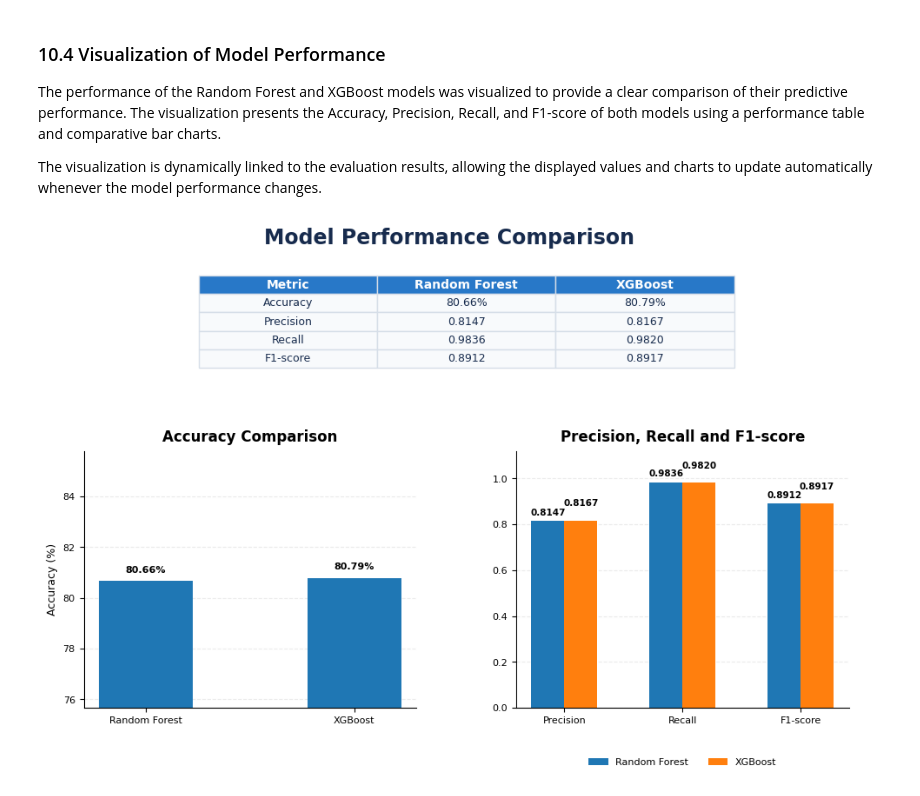
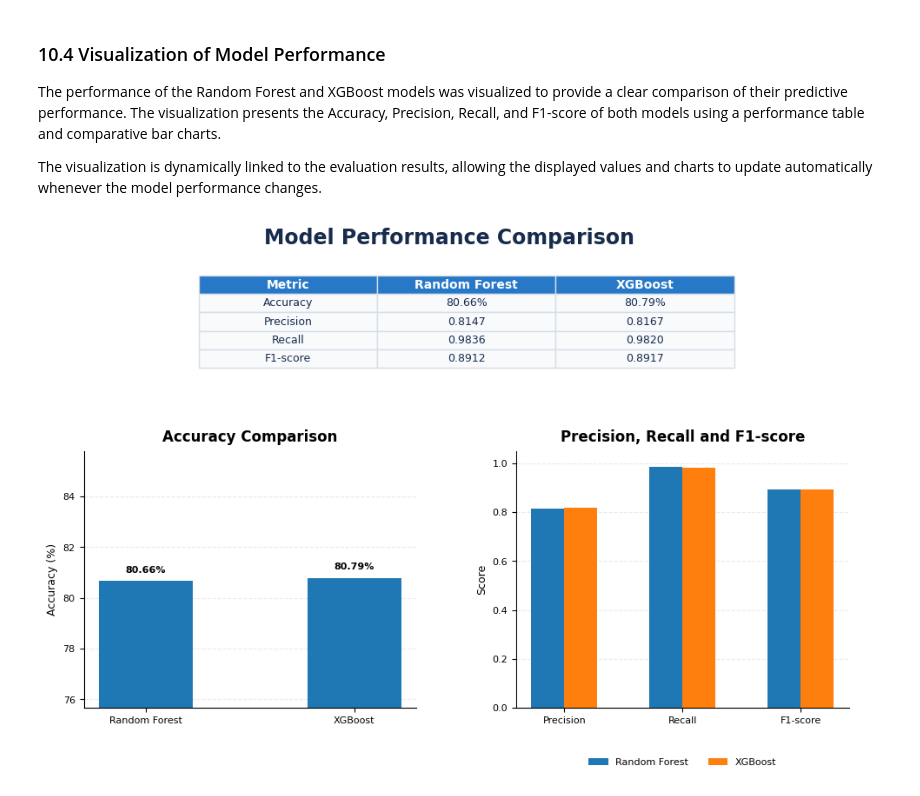
Before and after one commit to Clinton1029/Loan_Default_Project, a Jupyter notebook: Loan_Default.ipynb, the cells around one changed output. Saved outputs shown, nothing was run; the diff lists cells and outputs as text; code cells hidden in the pictures.

```diff
--- a/Loan_Default.ipynb
+++ b/Loan_Default.ipynb
@@ -1934,7 +1934,7 @@ for (row, col), cell in table.get_celld().items():
             fontsize=9
         )
 
-    # Add borders
+    # Cell borders
     cell.set_edgecolor('#D6DEE8')
 
 # =========================================================
@@ -1976,7 +1976,7 @@ ax1.set_ylabel(
     fontsize=9
 )
 
-# Set a suitable Y-axis range
+# Set suitable Y-axis range
 minimum_accuracy = min(accuracy)
 maximum_accuracy = max(accuracy)
 
@@ -2044,13 +2044,13 @@ xgb_values = [
     f1_xgb
 ]
 
-# X positions
+# X-axis positions
 x = np.arange(len(metrics))
 
 # Width of each bar
 width = 0.28
 
-# Random Forest bars
+# Create Random Forest bars
 bars2 = ax2.bar(
     x - width / 2,
     rf_values,
@@ -2058,7 +2058,7 @@ bars2 = ax2.bar(
     label='Random Forest'
 )
 
-# XGBoost bars
+# Create XGBoost bars
 bars3 = ax2.bar(
     x + width / 2,
     xgb_values,
@@ -2082,21 +2082,19 @@ ax2.set_xticklabels(
     fontsize=8
 )
 
-# =========================================================
-# SET Y-AXIS RANGE
-# =========================================================
-
-maximum_metric = max(
-    max(rf_values),
-    max(xgb_values)
+# Set Y-axis label
+ax2.set_ylabel(
+    'Score',
+    fontsize=9
 )
 
+# Set Y-axis range
 ax2.set_ylim(
     0,
-    1.12
+    1.05
 )
 
-# Add grid
+# Add horizontal grid
 ax2.grid(
     axis='y',
     linestyle='--',
@@ -2109,75 +2107,41 @@ ax2.set_axisbelow(True)
 ax2.spines['top'].set_visible(False)
 ax2.spines['right'].set_visible(False)
 
-# Set font size
+# Set tick font size
 ax2.tick_params(
     axis='both',
     labelsize=8
 )
-
-# =========================================================
-# ADD RANDOM FOREST VALUES
-# =========================================================
-
-for bar, value in zip(bars2, rf_values):
-
-    ax2.text(
-        bar.get_x() + bar.get_width() / 2,
-        bar.get_height() + 0.018,
-        f'{value:.4f}',
-        ha='center',
-        va='bottom',
-        fontsize=7.5,
-        fontweight='bold'
-    )
-
-# =========================================================
-# ADD XGBOOST VALUES
-# =========================================================
-
-for bar, value in zip(bars3, xgb_values):
-
-    ax2.text(
-        bar.get_x() + bar.get_width() / 2,
-        bar.get_height() + 0.055,
-        f'{value:.4f}',
-        ha='center',
-        va='bottom',
-        fontsize=7.5,
-        fontweight='bold'
-    )
 
 # =========================================================
 # ADD LEGEND
 # =========================================================
 
 ax2.legend(
     loc='upper center',
     bbox_to_anchor=(0.5, -0.16),
     ncol=2,
     frameon=False,
     fontsize=8
 )
 
 # =========================================================
 # ADJUST FIGURE SPACING
 # =========================================================
 
-# Use subplots_adjust instead of tight_layout
-# This prevents the tight_layout warning
 fig.subplots_adjust(
     top=0.90,
     bottom=0.12,
     left=0.08,
     right=0.96,
     hspace=0.45,
     wspace=0.30
 )
 
 # =========================================================
 # DISPLAY THE VISUALIZATION
 # =========================================================
 
 plt.show()
 # %% [output]
-[figure, old version]
+[figure, new version]
```
